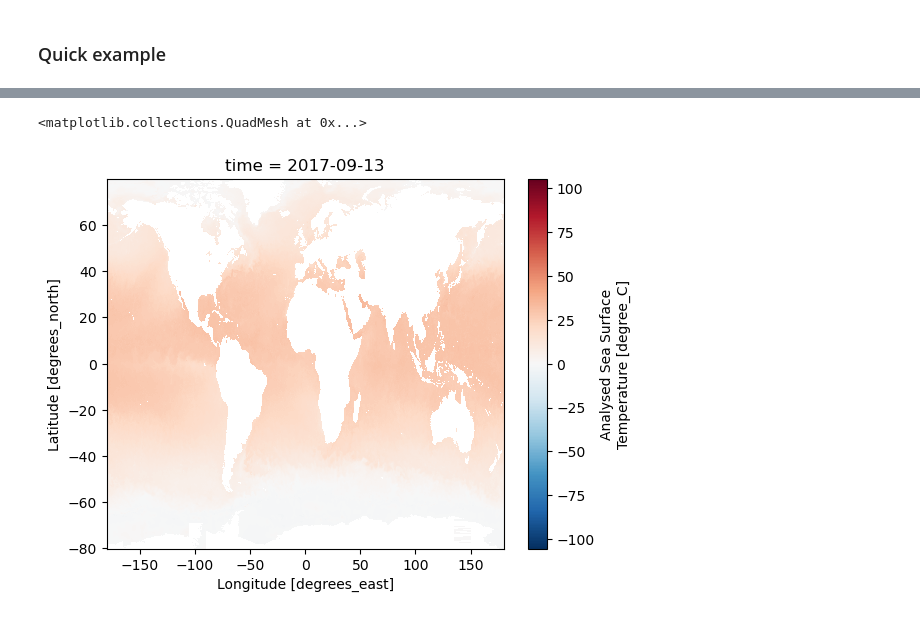
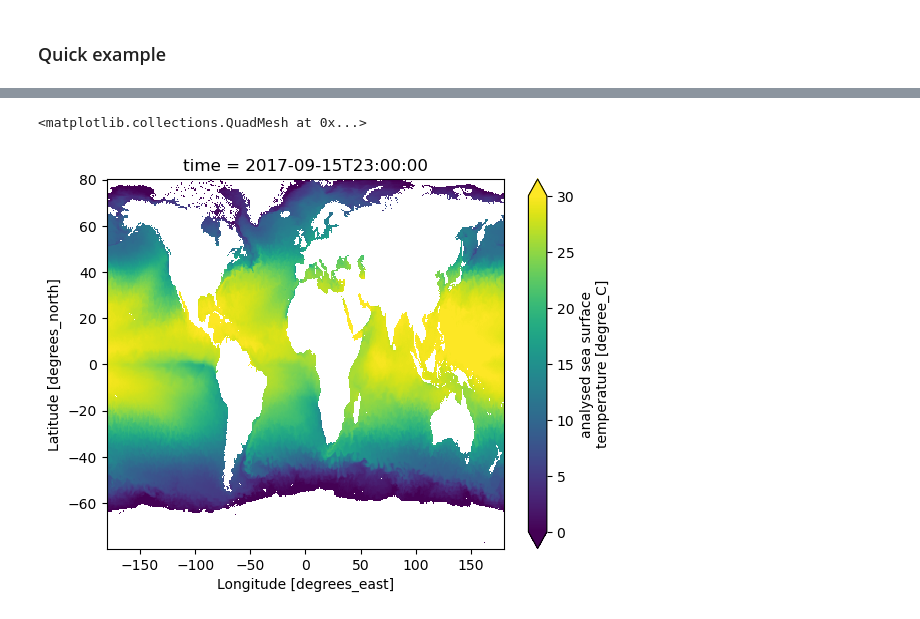
Before and after one commit to voto-ocean-knowledge/erddap_demo, a Jupyter notebook: excercise_jpl_satellite.ipynb, the cells around one changed output, grey strips where cells are left out. Cells and saved outputs as stored; diff of their text form; code cells hidden in the pictures.

Commit message:
fix jpl example datasetID

```diff
--- a/excercise_jpl_satellite.ipynb
+++ b/excercise_jpl_satellite.ipynb
@@ -38,10 +38,8 @@ e = ERDDAP(
     server="https://coastwatch.pfeg.noaa.gov/erddap",
     protocol="griddap", # use griddap for gridded datasets
 )
-e.dataset_id = "jplG1SST"
+e.dataset_id = "NOAA_DHW_monthly"
 e.griddap_initialize()
-# %%
-e.variables = ['SST']
 # %%
 e.constraints = {'time>=': '2017-09-13T00:00:00Z',
  'time<=': '2017-09-13T00:00:00Z',
@@ -57,5 +75,5 @@ ds = e.to_xarray()
 # %%
-ds.SST.plot()
+ds.sea_surface_temperature.plot(vmin=0, vmax=30)
 # %% [output]
 <matplotlib.collections.QuadMesh at 0x...>
-[figure, old version]
+[figure, new version]
```
Also changed, not shown: parts of 1 cell of this notebook, 1 other file.
